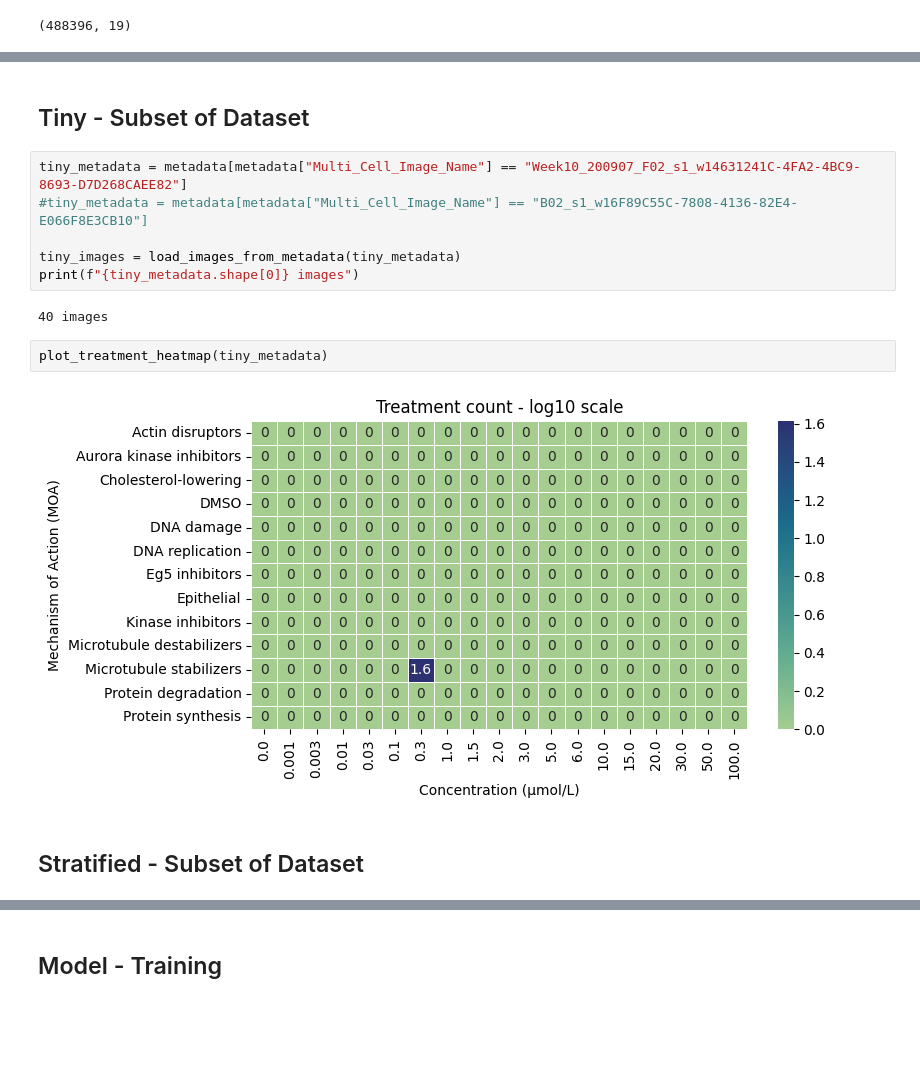
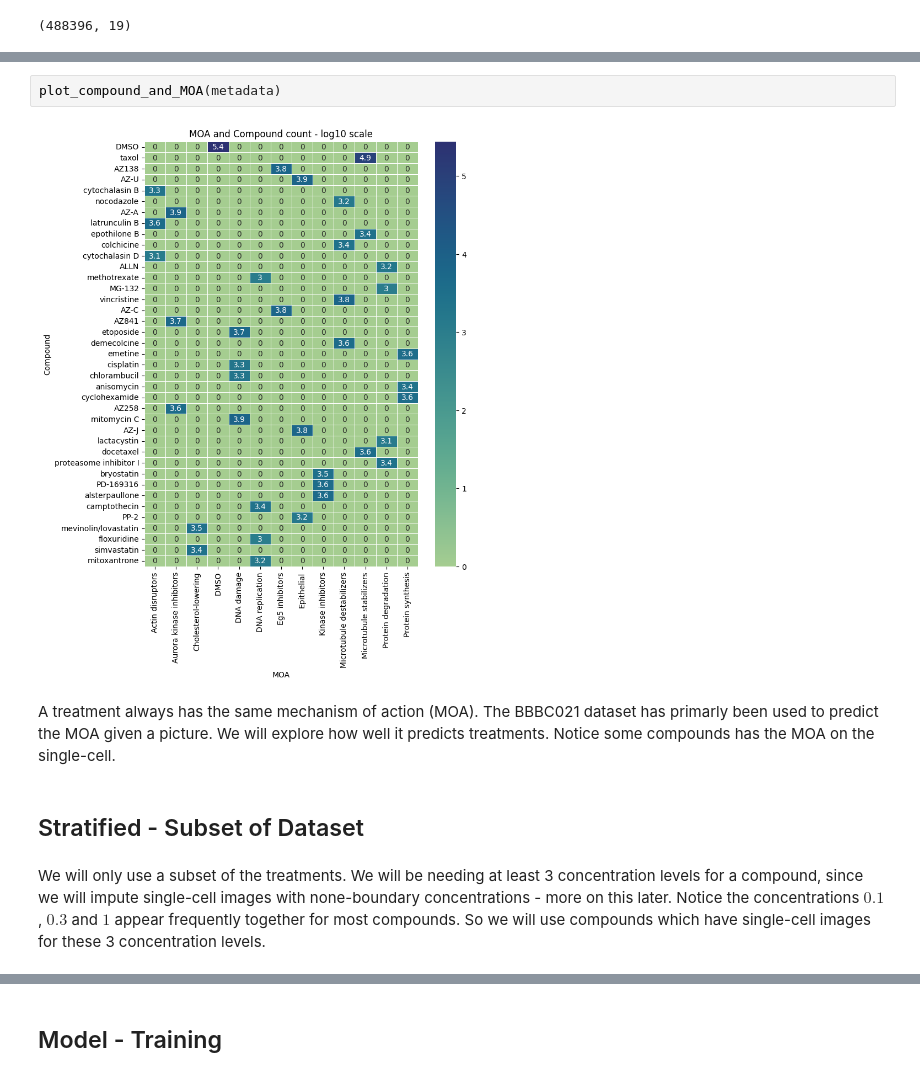
Before and after one commit to RasmusML/DiffCell, a Jupyter notebook: playground.ipynb, the cells around one changed output, grey strips where cells are left out. Cells and saved outputs as stored; diff of their text form; blank space fills up the shorter version.

Commit message:
use feature compound instead of MOA

```diff
--- a/playground.ipynb
+++ b/playground.ipynb
@@ -52,16 +52,10 @@ plot_treatment_heatmap(metadata)
-# %% [markdown]
-## Tiny - Subset of Dataset
-# %%
-tiny_metadata = metadata[metadata["Multi_Cell_Image_Name"] == "Week10_200907_F02_s1_w14631241C-4FA2-4BC9-8693-D7D268CAEE82"]
-#tiny_metadata = metadata[metadata["Multi_Cell_Image_Name"] == "B02_s1_w16F89C55C-7808-4136-82E4-E066F8E3CB10"]
-
-tiny_images = load_images_from_metadata(tiny_metadata)
-print(f"{tiny_metadata.shape[0]} images")
-# %% [output]
-40 images
-# %%
-plot_treatment_heatmap(tiny_metadata)
-# %% [output]
-[figure, removed]
+# %%
+plot_compound_and_MOA(metadata)
+# %% [output]
+[figure, added]
+# %% [markdown]
+A treatment always has the same mechanism of action (MOA). The BBBC021 dataset has primarly been used to predict the MOA given a picture. We will explore how well it predicts treatments. Notice some compounds has the MOA on the single-cell.
 # %% [markdown]
 ## Stratified - Subset of Dataset
+# %% [markdown]
+We will only use a subset of the treatments. We will be needing at least 3 concentration levels for a compound, since we will impute single-cell images with none-boundary concentrations - more on this later. Notice the concentrations $0.1$, $0.3$ and $1$ appear frequently together for most compounds. So we will use compounds which have single-cell images for these 3 concentration levels.
```
Also changed, not shown: parts of 51 cells of this notebook, 6 other files.
